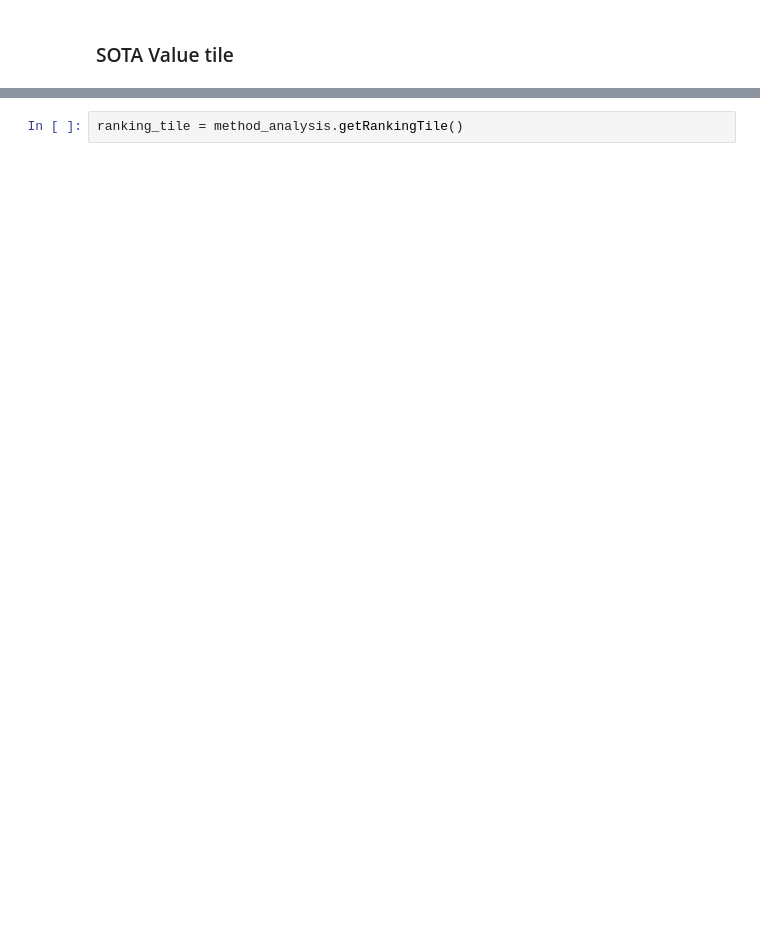
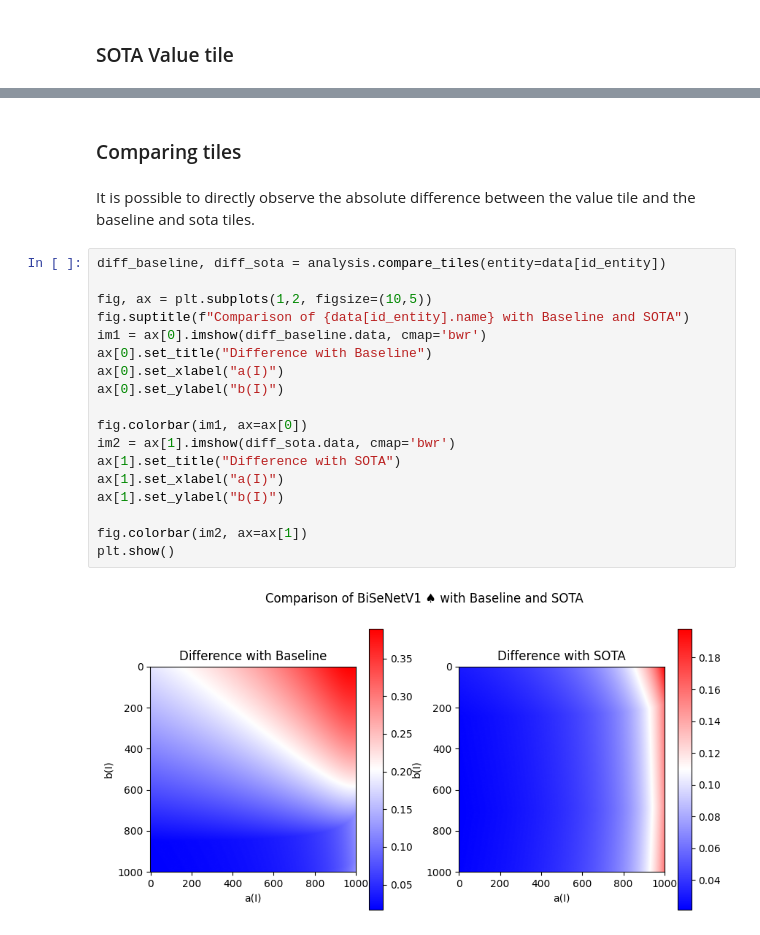
Before and after one commit to uliege-performance/sorbetto, a Jupyter notebook: examples/method_designer.ipynb, the cells around one changed output, grey strips where cells are left out. Saved outputs shown, nothing was run; the diff lists cells and outputs as text; blank space fills up the shorter version.

```diff
--- a/examples/method_designer.ipynb
+++ b/examples/method_designer.ipynb
@@ -119,2 +127,24 @@ val_tile = method_analysis.getValueTile()
-# %%
-ranking_tile = method_analysis.getRankingTile()
+# %% [markdown]
+### Comparing tiles
+# %% [markdown]
+It is possible to directly observe the absolute difference between the value tile and the baseline and sota tiles.
+# %%
+diff_baseline, diff_sota = analysis.compare_tiles(entity=data[id_entity])
+
+fig, ax = plt.subplots(1,2, figsize=(10,5))
+fig.suptitle(f"Comparison of {data[id_entity].name} with Baseline and SOTA")
+im1 = ax[0].imshow(diff_baseline.data, cmap='bwr')
+ax[0].set_title("Difference with Baseline")
+ax[0].set_xlabel("a(I)")
+ax[0].set_ylabel("b(I)")
+
+fig.colorbar(im1, ax=ax[0])
+im2 = ax[1].imshow(diff_sota.data, cmap='bwr')
+ax[1].set_title("Difference with SOTA")
+ax[1].set_xlabel("a(I)")
+ax[1].set_ylabel("b(I)")
+
+fig.colorbar(im2, ax=ax[1])
+plt.show()
+# %% [output]
+[figure, added]
```
Also changed, not shown: parts of 16 cells of this notebook.
